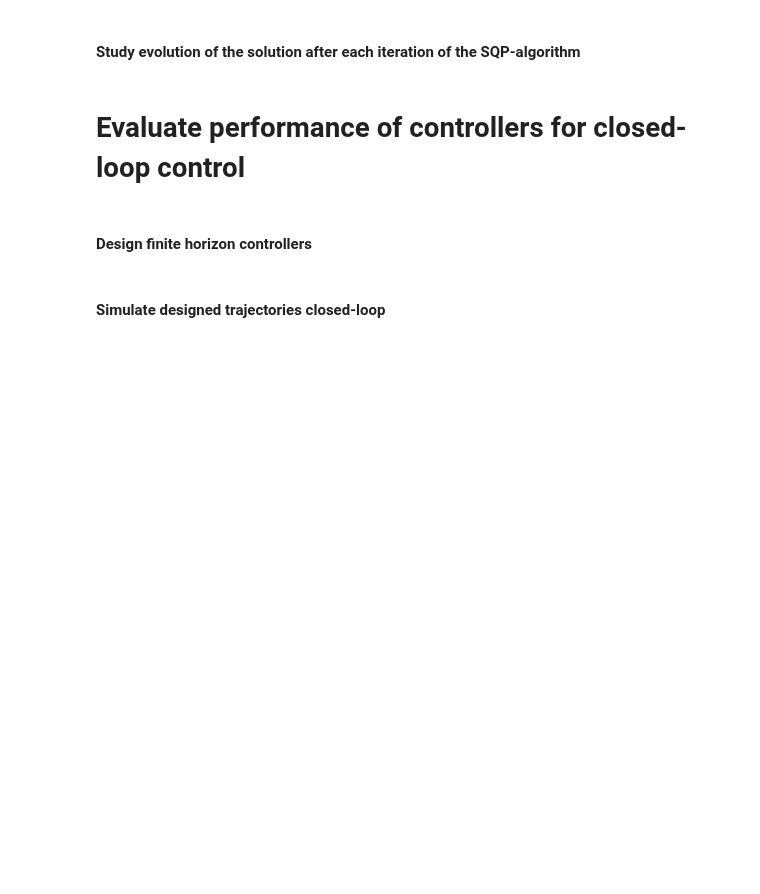
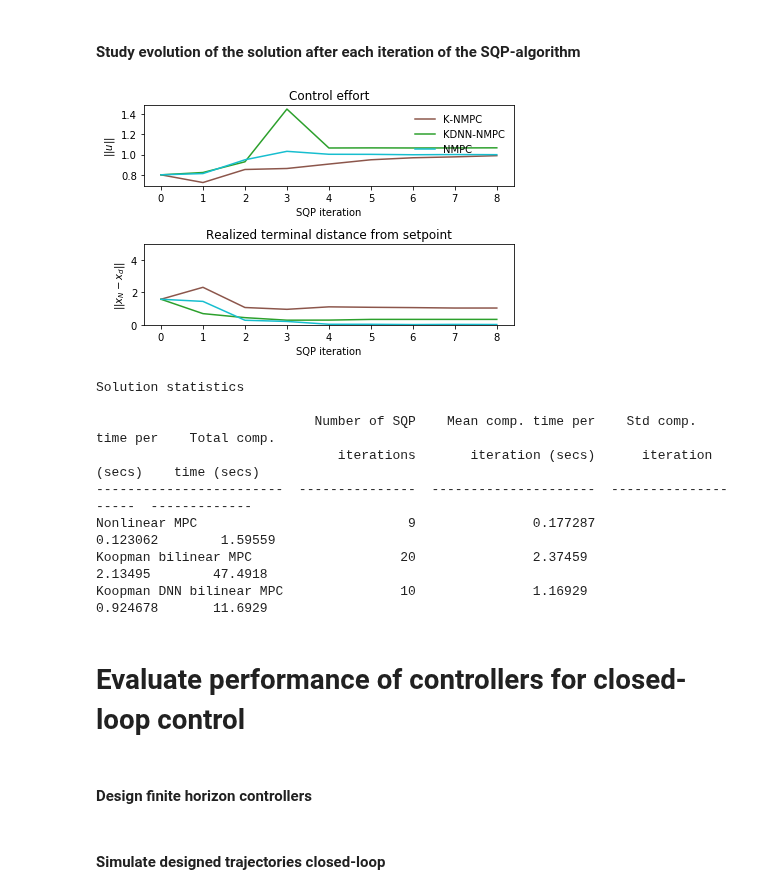
Before and after one commit to Cafolkes/koopman_learning_and_control, a Jupyter notebook: working_files/bkeedmd/planar_quadrotor_learning_mpc_nn.ipynb, the cells around one changed output. Cells and saved outputs as stored; diff of their text form; code cells hidden in the pictures; blank space fills up the shorter version.

```diff
--- a/working_files/bkeedmd/planar_quadrotor_learning_mpc_nn.ipynb
+++ b/working_files/bkeedmd/planar_quadrotor_learning_mpc_nn.ipynb
@@ -674,61 +717,84 @@ n_iter = min(len(controller_nmpc.x_iter),len(controller_bedmd.x_iter))
 # Calculate cost after each iteration:
 iter_cost_bedmd, iter_cost_nmpc = [], []
 
-ol_controller_init = OpenLoopController(quadrotor, u_init, t_eval[:-1])
-xs_init, _ = quadrotor.simulate(x0_cl, ol_controller_init, t_eval)
-xs_init, us_init = xs_init.T, u_init.T+hover_thrust
+ol_controller_init = OpenLoopController(system, u_init, t_eval[:-1])
+xs_init, _ = system.simulate(x0_cl, ol_controller_init, t_eval)
+xs_init, us_init = xs_init.T, u_init.T
 init_cost = (xs_init[:,-1]-set_pt_cl).T@QN_mpc@(xs_init[:,-1]-set_pt_cl) + np.sum(np.diag(us_init.T@R_mpc@us_init))
 iter_cost_bedmd = [init_cost]
+iter_cost_kdnn = [init_cost]
 iter_cost_nmpc = [init_cost]
 iter_norm_dist_bedmd = [np.linalg.norm(xs_init[:,-1]-set_pt_cl)]
+iter_norm_dist_kdnn = [np.linalg.norm(xs_init[:,-1]-set_pt_cl)]
 iter_norm_dist_nmpc = [np.linalg.norm(xs_init[:,-1]-set_pt_cl)]
 
 for ii in range(len(controller_bedmd.x_iter)):
-    ur_bedmd_iter = controller_bedmd.u_iter[ii].T+hover_thrust
-    ol_controller_bedmd_iter = OpenLoopController(quadrotor, ur_bedmd_iter, t_eval[:-1])
-    xs_bedmd_iter, _ = quadrotor.simulate(x0_cl, ol_controller_bedmd_iter, t_eval)
+    ur_bedmd_iter = controller_bedmd.u_iter[ii].T
+    ol_controller_bedmd_iter = OpenLoopController(system, ur_bedmd_iter, t_eval[:-1])
+    xs_bedmd_iter, _ = system.simulate(x0_cl, ol_controller_bedmd_iter, t_eval)
     xs_bedmd_iter, us_bedmd_iter = xs_bedmd_iter.T, ur_bedmd_iter.T
     iter_cost_bedmd.append((xs_bedmd_iter[:,-1]-set_pt_cl).T@QN_mpc@(xs_bedmd_iter[:,-1]-set_pt_cl) + np.sum(np.diag(us_bedmd_iter.T@R_mpc@us_bedmd_iter)))
     iter_norm_dist_bedmd.append(np.linalg.norm(xs_bedmd_iter[:,-1]-set_pt_cl))
 
+for ii in range(len(controller_kdnn.x_iter)):
+    ur_kdnn_iter = standardizer_u_kdnn.inverse_transform(controller_kdnn.u_iter[ii].T)
+    ol_controller_kdnn_iter = OpenLoopController(system, ur_kdnn_iter, t_eval[:-1])
+    xs_kdnn_iter, _ = system.simulate(x0_cl, ol_controller_kdnn_iter, t_eval)
+    xs_kdnn_iter, us_kdnn_iter = xs_kdnn_iter.T, ur_kdnn_iter.T
+    iter_cost_kdnn.append((xs_kdnn_iter[:,-1]-set_pt_cl).T@QN_mpc@(xs_kdnn_iter[:,-1]-set_pt_cl) + np.sum(np.diag(us_kdnn_iter.T@R_mpc@us_kdnn_iter)))
+    iter_norm_dist_kdnn.append(np.linalg.norm(xs_kdnn_iter[:,-1]-set_pt_cl))
+
 for ii in range(len(controller_nmpc.x_iter)):
     ur_nmpc_iter = controller_nmpc.u_iter[ii].T
-    ol_controller_nmpc_iter = OpenLoopController(quadrotor, ur_nmpc_iter, t_eval[:-1])
-    xs_nmpc_iter, _ = quadrotor.simulate(x0_cl, ol_controller_nmpc_iter, t_eval)
+    ol_controller_nmpc_iter = OpenLoopController(system, ur_nmpc_iter, t_eval[:-1])
+    xs_nmpc_iter, _ = system.simulate(x0_cl, ol_controller_nmpc_iter, t_eval)
     xs_nmpc_iter, us_nmpc_iter = xs_nmpc_iter.T, ur_nmpc_iter.T
     iter_cost_nmpc.append((xs_nmpc_iter[:,-1]-set_pt_cl).T@QN_mpc@(xs_nmpc_iter[:,-1]-set_pt_cl) + np.sum(np.diag(us_nmpc_iter.T@R_mpc@us_nmpc_iter)))
     iter_norm_dist_nmpc.append(np.linalg.norm(xs_nmpc_iter[:,-1]-set_pt_cl))
 # %%
 plt.figure(figsize=(6,4))
 #plt.suptitle('Control solution after each iteration of the SQP-algorithm for NMPC and K-NMPC')
 plt.subplot(2,1,1)
 plt.plot(np.arange(n_iter), iter_cost_bedmd[:n_iter]/iter_cost_nmpc[-1], color=colors[2], label='K-NMPC')
-plt.plot(np.arange(n_iter), iter_cost_nmpc[:n_iter]/iter_cost_nmpc[-1], color=colors[3], label='NMPC')
+plt.plot(np.arange(n_iter), iter_cost_kdnn[:n_iter]/iter_cost_nmpc[-1], color=colors[3], label='KDNN-NMPC')
+plt.plot(np.arange(n_iter), iter_cost_nmpc[:n_iter]/iter_cost_nmpc[-1], color=colors[4], label='NMPC')
 plt.title('Control effort')
 plt.ylabel('$||u||$')
 plt.legend(loc='upper right', frameon=False)
 plt.xlabel('SQP iteration')
 
 plt.subplot(2,1,2)
 plt.plot(np.arange(n_iter), iter_norm_dist_bedmd[:n_iter], color=colors[2], label=labels[2])
-plt.plot(np.arange(n_iter), iter_norm_dist_nmpc[:n_iter], color=colors[3], label=labels[3])
+plt.plot(np.arange(n_iter), iter_norm_dist_kdnn[:n_iter], color=colors[3], label=labels[3])
+plt.plot(np.arange(n_iter), iter_norm_dist_nmpc[:n_iter], color=colors[4], label=labels[4])
 plt.ylim(0,5)
 plt.title('Realized terminal distance from setpoint')
 plt.ylabel('$||x_N - x_d||$')
 plt.xlabel('SQP iteration')
 
 if save_figures:
     matplotlib.rcParams['pdf.fonttype'] = 42
     matplotlib.rcParams['ps.fonttype'] = 42
     plt.tight_layout()
-    plt.savefig(dropbox_folder + 'planar_quad_sqp_iterations.pdf', format='pdf', dpi=2400)
+    #plt.savefig(dropbox_folder + 'planar_quad_sqp_iterations.pdf', format='pdf', dpi=2400)
 
 plt.show()
 
 print('Solution statistics\n')
 print(tabulate([['Nonlinear MPC', len(controller_nmpc.x_iter), np.mean(controller_nmpc.comp_time), np.std(controller_nmpc.comp_time), sum(controller_nmpc.comp_time)],
-                ['Koopman bilinear MPC', len(controller_bedmd.x_iter), np.mean(controller_bedmd.comp_time), np.std(controller_bedmd.comp_time), sum(controller_bedmd.comp_time)]],
+                ['Koopman bilinear MPC', len(controller_bedmd.x_iter), np.mean(controller_bedmd.comp_time), np.std(controller_bedmd.comp_time), sum(controller_bedmd.comp_time)],
+                ['Koopman DNN bilinear MPC', len(controller_kdnn.x_iter), np.mean(controller_kdnn.comp_time), np.std(controller_kdnn.comp_time), sum(controller_kdnn.comp_time)]],
                headers=['Number of SQP\niterations','Mean comp. time per\niteration (secs)', 'Std comp. time per\niteration (secs)', 'Total comp.\ntime (secs)']))
+# %% [output]
+[figure, added]
+Solution statistics
+
+                            Number of SQP    Mean comp. time per    Std comp. time per    Total comp.
+                               iterations       iteration (secs)      iteration (secs)    time (secs)
+------------------------  ---------------  ---------------------  --------------------  -------------
+Nonlinear MPC                           9               0.177287              0.123062        1.59559
+Koopman bilinear MPC                   20               2.37459               2.13495        47.4918
+Koopman DNN bilinear MPC               10               1.16929               0.924678       11.6929
 # %% [markdown]
 # Evaluate performance of controllers for closed-loop control
 # %% [markdown]
```
Also changed, not shown: parts of 13 cells of this notebook, 5 other files.
